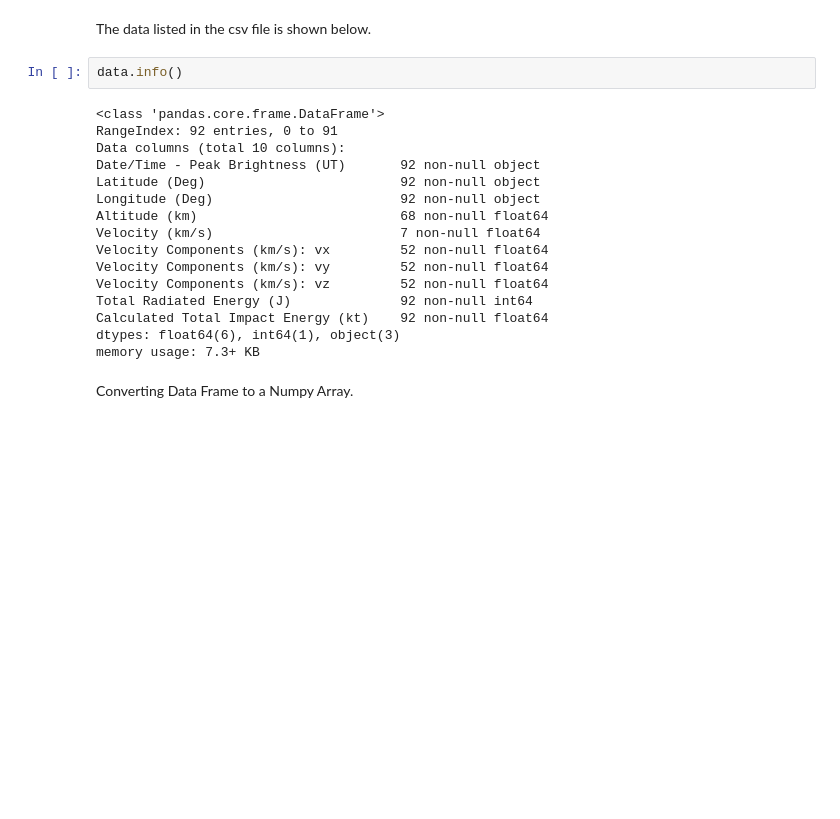
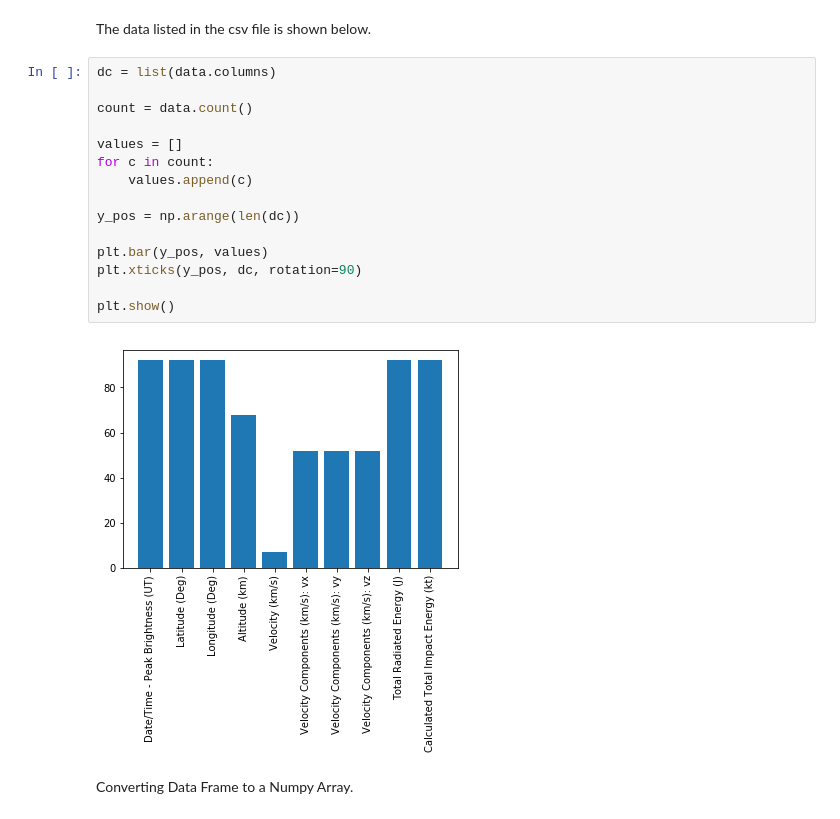
Before and after one commit to Bad-Data-csv/chasers-of-the-lost-data, a Jupyter notebook: workflow_fireball.ipynb, the cells around one changed output. Saved outputs shown, nothing was run; the diff lists cells and outputs as text; blank space fills up the shorter version.

Commit message:
Add visualizations

```diff
--- a/workflow_fireball.ipynb
+++ b/workflow_fireball.ipynb
@@ -11,23 +11,22 @@ from sklearn.impute import IterativeImputer
 data = pd.read_csv("data/Fireball_And_Bolide_Reports.csv")
 # %% [markdown]
 The data listed in the csv file is shown below.
-# %%
-data.info()
-# %% [output]
-<class 'pandas.core.frame.DataFrame'>
-RangeIndex: 92 entries, 0 to 91
-Data columns (total 10 columns):
-Date/Time - Peak Brightness (UT)       92 non-null object
-Latitude (Deg)                         92 non-null object
-Longitude (Deg)                        92 non-null object
-Altitude (km)                          68 non-null float64
-Velocity (km/s)                        7 non-null float64
-Velocity Components (km/s): vx         52 non-null float64
-Velocity Components (km/s): vy         52 non-null float64
-Velocity Components (km/s): vz         52 non-null float64
-Total Radiated Energy (J)              92 non-null int64
-Calculated Total Impact Energy (kt)    92 non-null float64
-dtypes: float64(6), int64(1), object(3)
-memory usage: 7.3+ KB
+# %%
+dc = list(data.columns)
+
+count = data.count()
+
+values = []
+for c in count:
+    values.append(c)
+
+y_pos = np.arange(len(dc))
+
+plt.bar(y_pos, values)
+plt.xticks(y_pos, dc, rotation=90)
+
+plt.show()
+# %% [output]
+[figure, added]
 # %% [markdown]
 Converting Data Frame to a Numpy Array.
```
Also changed, not shown: parts of 3 cells of this notebook.
